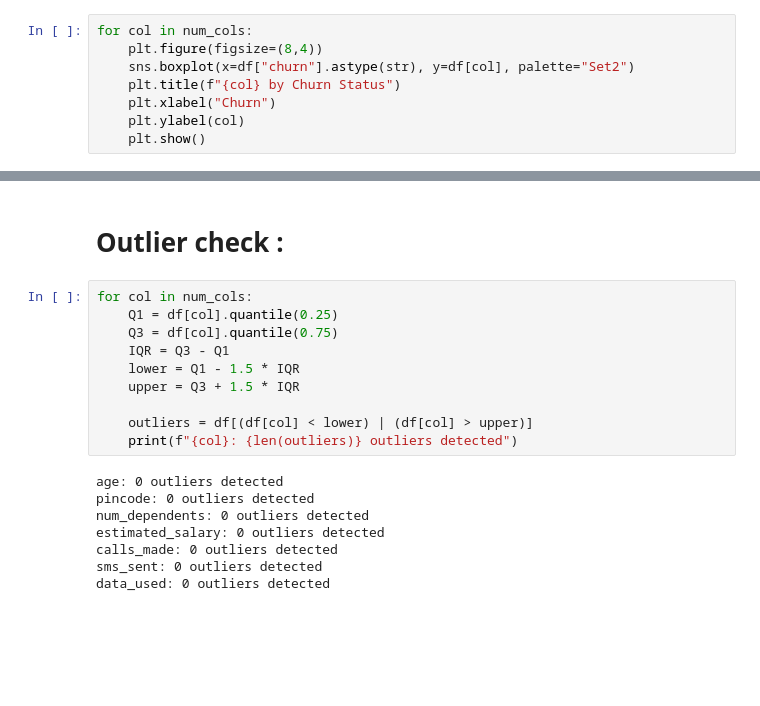
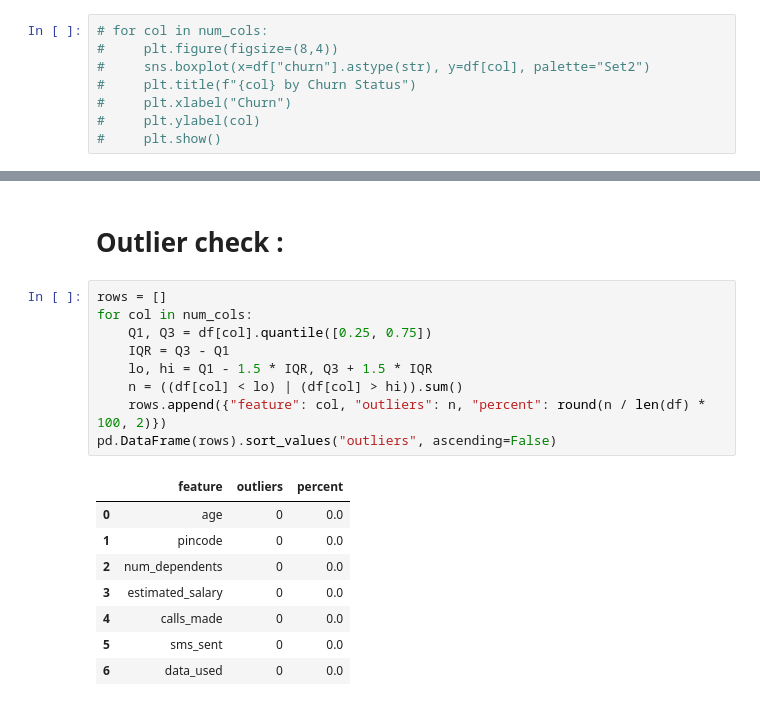
Before and after one commit to harshaslekar5968-crypto/Telecom-Churn_Rate_ML, a Jupyter notebook: Telecom_Churn_Rate_Prediction.ipynb, the cells around one changed output, grey strips where cells are left out. Drawn from its saved outputs; the diff is of its cells as text; blank space fills up the shorter version.

```diff
--- a/Telecom_Churn_Rate_Prediction.ipynb
+++ b/Telecom_Churn_Rate_Prediction.ipynb
@@ -295,10 +324,10 @@ for col in num_cols:
 # %% [markdown]
 # Compare Numeric Variables by Churn :
 # %%
-for col in num_cols:
-    plt.figure(figsize=(8,4))
-    sns.boxplot(x=df["churn"].astype(str), y=df[col], palette="Set2")
-    plt.title(f"{col} by Churn Status")
-    plt.xlabel("Churn")
-    plt.ylabel(col)
-    plt.show()
+# for col in num_cols:
+#     plt.figure(figsize=(8,4))
+#     sns.boxplot(x=df["churn"].astype(str), y=df[col], palette="Set2")
+#     plt.title(f"{col} by Churn Status")
+#     plt.xlabel("Churn")
+#     plt.ylabel(col)
+#     plt.show()
@@ -313,20 +334,20 @@ for col in num_cols:
 # %% [markdown]
 # Outlier check :
-# %%
-for col in num_cols:
-    Q1 = df[col].quantile(0.25)
-    Q3 = df[col].quantile(0.75)
-    IQR = Q3 - Q1
-    lower = Q1 - 1.5 * IQR
-    upper = Q3 + 1.5 * IQR
-
-    outliers = df[(df[col] < lower) | (df[col] > upper)]
-    print(f"{col}: {len(outliers)} outliers detected")
-# %% [output]
-age: 0 outliers detected
-pincode: 0 outliers detected
-num_dependents: 0 outliers detected
-estimated_salary: 0 outliers detected
-calls_made: 0 outliers detected
-sms_sent: 0 outliers detected
-data_used: 0 outliers detected
+# %%
+rows = []
+for col in num_cols:
+    Q1, Q3 = df[col].quantile([0.25, 0.75])
+    IQR = Q3 - Q1
+    lo, hi = Q1 - 1.5 * IQR, Q3 + 1.5 * IQR
+    n = ((df[col] < lo) | (df[col] > hi)).sum()
+    rows.append({"feature": col, "outliers": n, "percent": round(n / len(df) * 100, 2)})
+pd.DataFrame(rows).sort_values("outliers", ascending=False)
+# %% [output]
+|  | feature | outliers | percent |
+| 0 | age | 0 | 0.0 |
+| 1 | pincode | 0 | 0.0 |
+| 2 | num_dependents | 0 | 0.0 |
+| 3 | estimated_salary | 0 | 0.0 |
+| 4 | calls_made | 0 | 0.0 |
+| 5 | sms_sent | 0 | 0.0 |
+| 6 | data_used | 0 | 0.0 |
```
Also changed, not shown: parts of 29 cells of this notebook, 1 other file.
